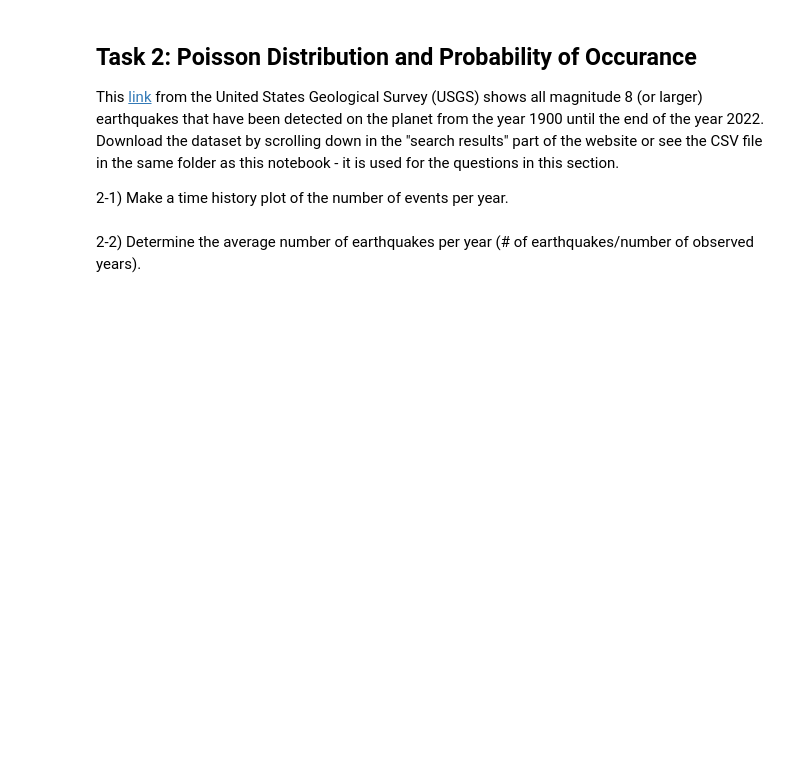
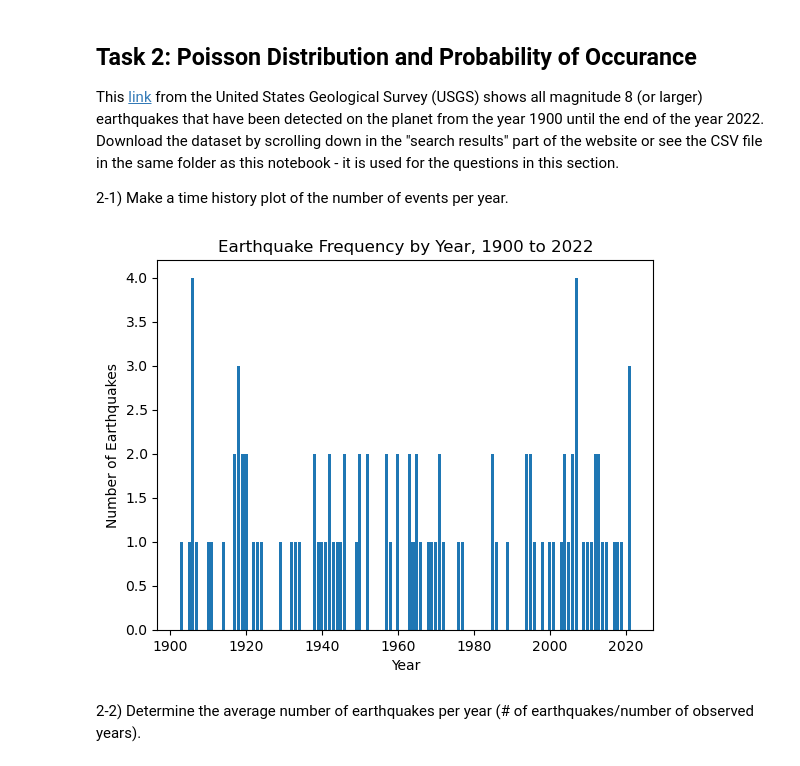
Before and after one commit to julia-ehlers/AREN-8940-infra-comm-resilience, a Jupyter notebook: homework-2/homework-2.ipynb, the cells around one changed output. Cells and saved outputs as stored; diff of their text form; code cells hidden in the pictures; blank space fills up the shorter version.

Commit message:
task 2 histogram

```diff
--- a/homework-2/homework-2.ipynb
+++ b/homework-2/homework-2.ipynb
@@ -17,6 +19,25 @@ import sympy as sp
 This [link](https://earthquake.usgs.gov/earthquakes/map/?extent=-89.97343,-607.5&extent=89.97277,967.5&range=search&timeZone=utc&search=%7B%22name%22:%22Search%20Results%22,%22params%22:%7B%22starttime%22:%221900-01-01%2000:00:00%22,%22endtime%22:%222022-12-30%2023:59:59%22,%22minmagnitude%22:8,%22orderby%22:%22time%22%7D%7D) from the United States Geological Survey (USGS) shows all magnitude 8 (or larger) earthquakes that have been detected on the planet from the year 1900 until the end of the year 2022. Download the dataset by scrolling down in the "search results" part of the website or see the CSV file in the same folder as this notebook - it is used for the questions in this section.
 
 2-1) Make a time history plot of the number of events per year.
+# %%
+# Open CSV file data into a dataframe.
+usgs_quakes = pd.read_csv('https://raw.githubusercontent.com/julia-ehlers/AREN-8940-infra-comm-resilience/refs/heads/main/homework-2/usgs-magnitude-8-earthquakes.csv')
+
+# Create a column containing only the year information for each earthquake.
+usgs_quakes['time'] = pd.to_datetime(usgs_quakes['time'])
+usgs_quakes['year'] = usgs_quakes['time'].dt.year
+
+# Create a new dataframe for annual earthquake frequency.
+quake_freq = usgs_quakes['year'].value_counts().sort_index()
+
+# Create histogram for yearly frequency of earthquakes.
+plt.bar(quake_freq.index, quake_freq.values)
+plt.xlabel('Year')
+plt.ylabel('Number of Earthquakes')
+plt.title('Earthquake Frequency by Year, 1900 to 2022')
+plt.show()
+# %% [output]
+[figure, added]
 # %% [markdown]
 2-2) Determine the average number of earthquakes per year (# of earthquakes/number of observed years).
 # %% [markdown]
```
Also changed, not shown: parts of 8 cells of this notebook.
